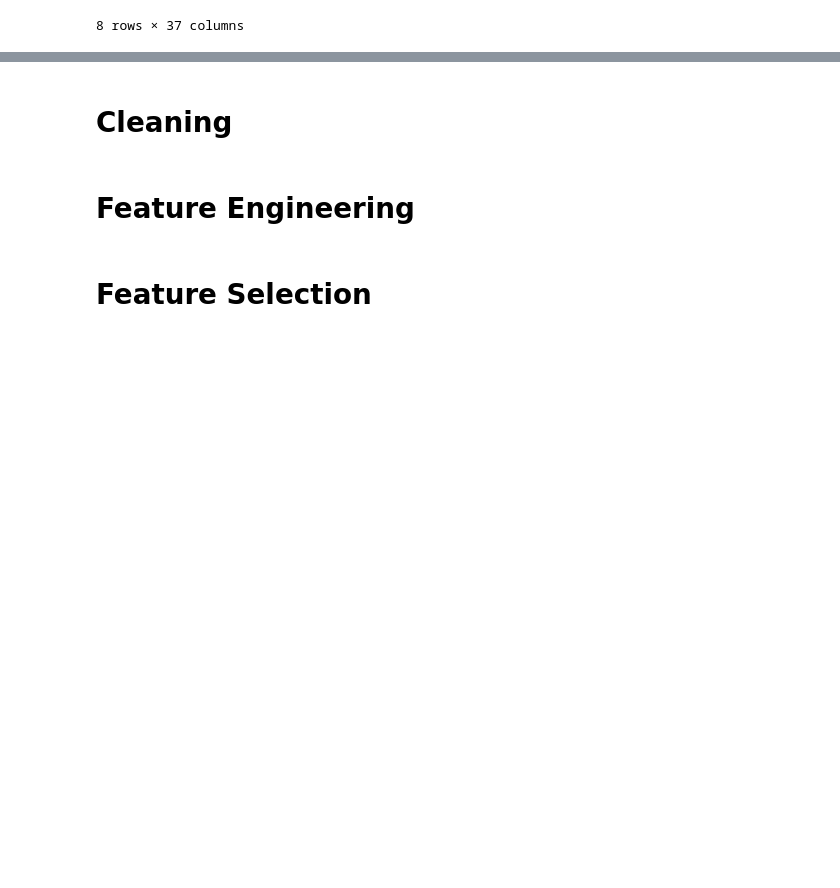
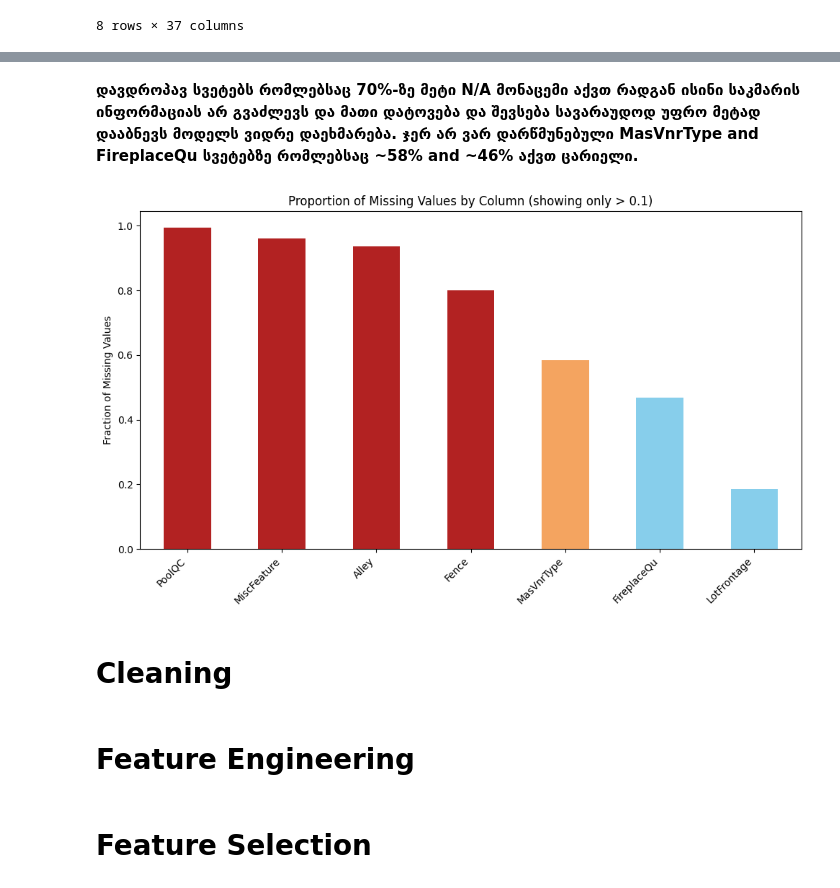
Before and after one commit to ngval22/house_prices, a Jupyter notebook: model_experiment.ipynb, the cells around one changed output, grey strips where cells are left out. Drawn from its saved outputs; the diff is of its cells as text; code cells hidden in the pictures; blank space fills up the shorter version.

```diff
--- a/model_experiment.ipynb
+++ b/model_experiment.ipynb
@@ -134,0 +126,3 @@ dtype: float64
+# %%
+top_na_columns=na_percentages[na_percentages > 0.1].sort_values(ascending=False)
+top_na_columns
@@ -135,3 +138,22 @@ dtype: float64
+# %% [markdown]
+
+**დავდროპავ სვეტებს რომლებსაც 70%-ზე მეტი N/A მონაცემი აქვთ რადგან ისინი საკმარის ინფორმაციას არ გვაძლევს და მათი დატოვება და შევსება სავარაუდოდ უფრო მეტად დააბნევს მოდელს ვიდრე დაეხმარება. ჯერ არ ვარ დარწმუნებული MasVnrType and FireplaceQu სვეტებზე რომლებსაც ~58% and ~46% აქვთ ცარიელი.**
+# %%
+import matplotlib.pyplot as plt
+
+colors = [
+    'firebrick' if val > 0.7 else 'sandybrown' if val > 0.5 else 'skyblue'
+    for val in top_na_columns
+]
+plt.figure(figsize=(10, 6))
+top_na_columns.plot(kind='bar', color=colors)
+plt.title('Proportion of Missing Values by Column (showing only > 0.1)')
+plt.ylabel('Fraction of Missing Values')
+plt.xticks(rotation=45, ha='right')
+plt.tight_layout()
+plt.show()
+# %% [output]
+[figure, added]
 # %% [markdown]
 # Cleaning
 # %% [markdown]
```
Also changed, not shown: parts of 2 cells of this notebook.
